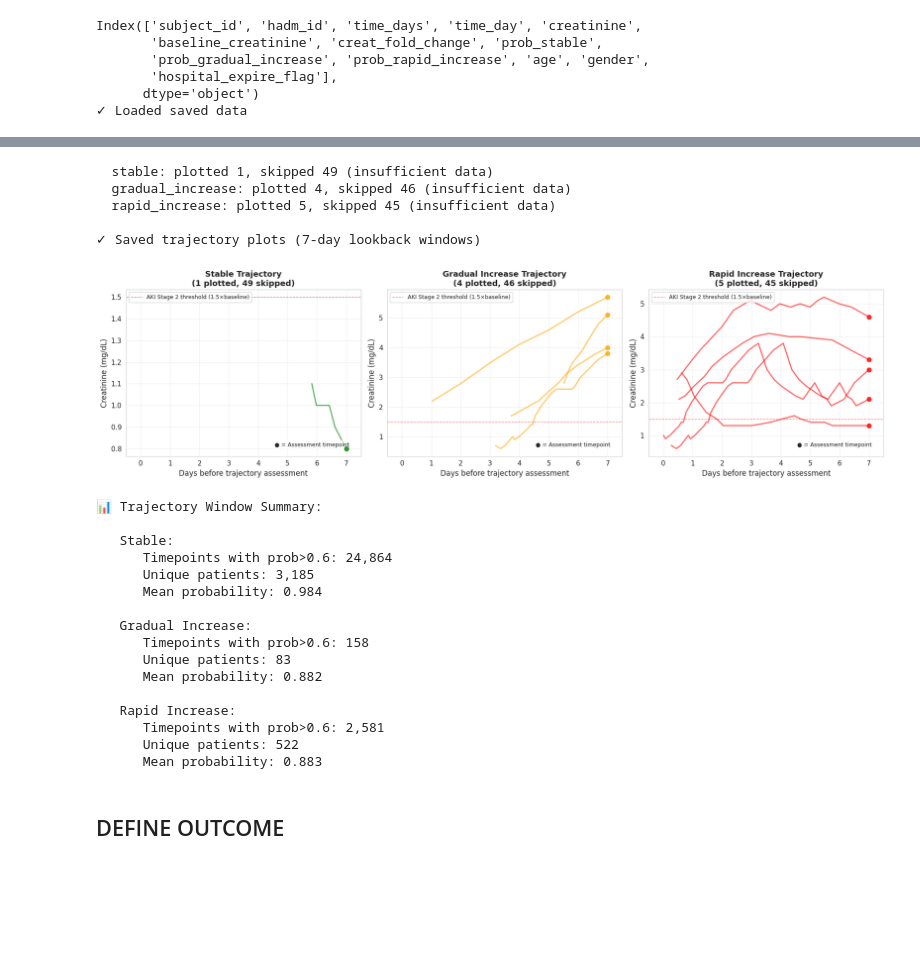
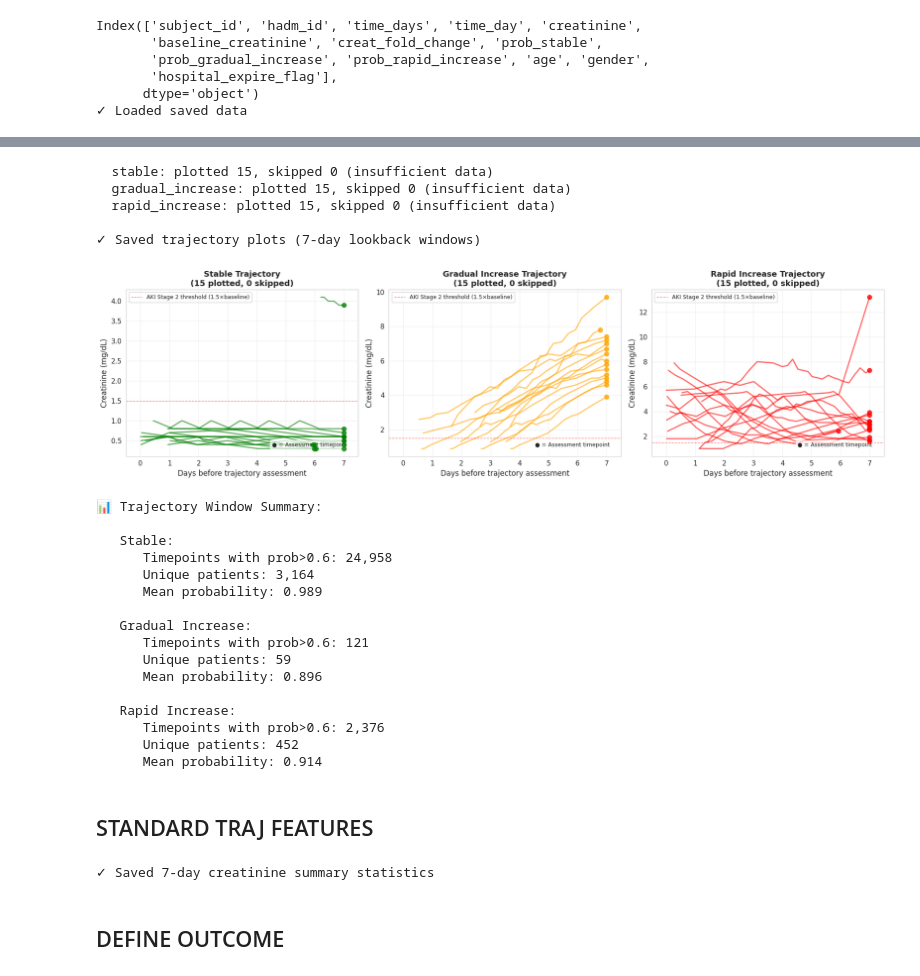
Before and after one commit to tw2067/trajectory-modeling, a Jupyter notebook: scripts/notebooks/AKI_traj_probs.ipynb, the cells around one changed output, grey strips where cells are left out. Saved outputs shown, nothing was run; the diff lists cells and outputs as text; code cells hidden in the pictures; blank space fills up the shorter version.

```diff
--- a/scripts/notebooks/AKI_traj_probs.ipynb
+++ b/scripts/notebooks/AKI_traj_probs.ipynb
@@ -481,8 +361,8 @@ print(f"\n✓ Saved preprocessed data")
 ✓ Saved preprocessed data
 # %%
 # read the saved data
-creatinine_ts = pd.read_csv('../../results/mimic/creatinine_timeseries.csv')
-hadm_final = pd.read_csv('../../results/mimic/hadm_cohort.csv')
+creatinine_ts = pd.read_csv('../../results/mimic/aki/creatinine_timeseries.csv')
+hadm_final = pd.read_csv('../../results/mimic/aki/hadm_cohort.csv')
 print(creatinine_ts.columns)
 print(hadm_final.columns)
 print("✓ Loaded saved data")
@@ -539,5 +402,3 @@ dtype: object
-# %%
-trajectory_probs_full['hadm_id'] = trajectory_probs_full['hadm_id'].astype(np.int32)
 # %%
 # Visualize trajectories with 7-day lookback window
 fig, axes = plt.subplots(1, 3, figsize=(18, 5))
@@ -552,7 +413,7 @@ for idx, (traj, color) in enumerate(zip(traj_types, colors)):
     traj_col = f'prob_{traj}'
 
     # Find timepoints with high probability for this trajectory type
-    high_prob_timepoints = trajectory_probs_full[trajectory_probs_full[traj_col] > 0.6].copy()  # Lowered threshold from 0.7
+    high_prob_timepoints = trajectory_probs_full[trajectory_probs_full[traj_col] > 0.7].copy()  # Lowered threshold from 0.7
 
     if len(high_prob_timepoints) == 0:
         print(f"⚠️  No high-probability timepoints found for {traj}")
@@ -614,51 +475,53 @@ for idx, (traj, color) in enumerate(zip(traj_types, colors)):
     ax.axhline(1.5, color='red', linestyle='--', linewidth=1, alpha=0.5,
                label='AKI Stage 2 threshold (1.5×baseline)')
     ax.set_xlim(-0.5, LOOKBACK_DAYS + 0.5)
     ax.legend(fontsize=9, loc='upper left')
 
     # Add annotation for endpoint
     ax.text(0.95, 0.05, '● = Assessment timepoint',
             transform=ax.transAxes, fontsize=9,
             ha='right', va='bottom',
             bbox=dict(boxstyle='round,pad=0.3', facecolor='white', alpha=0.7))
 
     print(f"  {traj}: plotted {n_plotted}, skipped {n_skipped} (insufficient data)")
 
 plt.tight_layout()
 plt.savefig('../../results/mimic/aki/aki_trajectory_examples_bayes_windowed.png', dpi=300, bbox_inches='tight')
 print(f"\n✓ Saved trajectory plots (7-day lookback windows)")
 plt.show()
 
 # Print summary statistics
 print(f"\n📊 Trajectory Window Summary:")
 for traj in traj_types:
     traj_col = f'prob_{traj}'
-    high_prob = trajectory_probs_full[trajectory_probs_full[traj_col] > 0.6]
+    high_prob = trajectory_probs_full[trajectory_probs_full[traj_col] > 0.7]
     print(f"\n   {traj.replace('_', ' ').title()}:")
     print(f"      Timepoints with prob>0.6: {len(high_prob):,}")
     print(f"      Unique patients: {high_prob['hadm_id'].nunique():,}")
     if len(high_prob) > 0:
         print(f"      Mean probability: {high_prob[traj_col].mean():.3f}")
 # %% [output]
-  stable: plotted 1, skipped 49 (insufficient data)
-  gradual_increase: plotted 4, skipped 46 (insufficient data)
-  rapid_increase: plotted 5, skipped 45 (insufficient data)
+  stable: plotted 15, skipped 0 (insufficient data)
+  gradual_increase: plotted 15, skipped 0 (insufficient data)
+  rapid_increase: plotted 15, skipped 0 (insufficient data)
 
 ✓ Saved trajectory plots (7-day lookback windows)
-[figure, old version]
+[figure, new version]
 📊 Trajectory Window Summary:
 
    Stable:
-      Timepoints with prob>0.6: 24,864
-      Unique patients: 3,185
-      Mean probability: 0.984
+      Timepoints with prob>0.6: 24,958
+      Unique patients: 3,164
+      Mean probability: 0.989
 
    Gradual Increase:
-      Timepoints with prob>0.6: 158
-      Unique patients: 83
-      Mean probability: 0.882
+      Timepoints with prob>0.6: 121
+      Unique patients: 59
+      Mean probability: 0.896
 
    Rapid Increase:
-      Timepoints with prob>0.6: 2,581
-      Unique patients: 522
-      Mean probability: 0.883
+      Timepoints with prob>0.6: 2,376
+      Unique patients: 452
+      Mean probability: 0.914
+# %% [markdown]
+## STANDARD TRAJ FEATURES
@@ -665,3 +566,8 @@ for traj in traj_types:
+# %%
+creat_summary_7d.to_csv('../../results/mimic/aki/creatinine_summary_7d.csv', index=False)
+print(f"\n✓ Saved 7-day creatinine summary statistics")
+# %% [output]
+✓ Saved 7-day creatinine summary statistics
 # %% [markdown]
 ## DEFINE OUTCOME
 # %%
```
Also changed, not shown: parts of 47 cells of this notebook, 38 other files.
